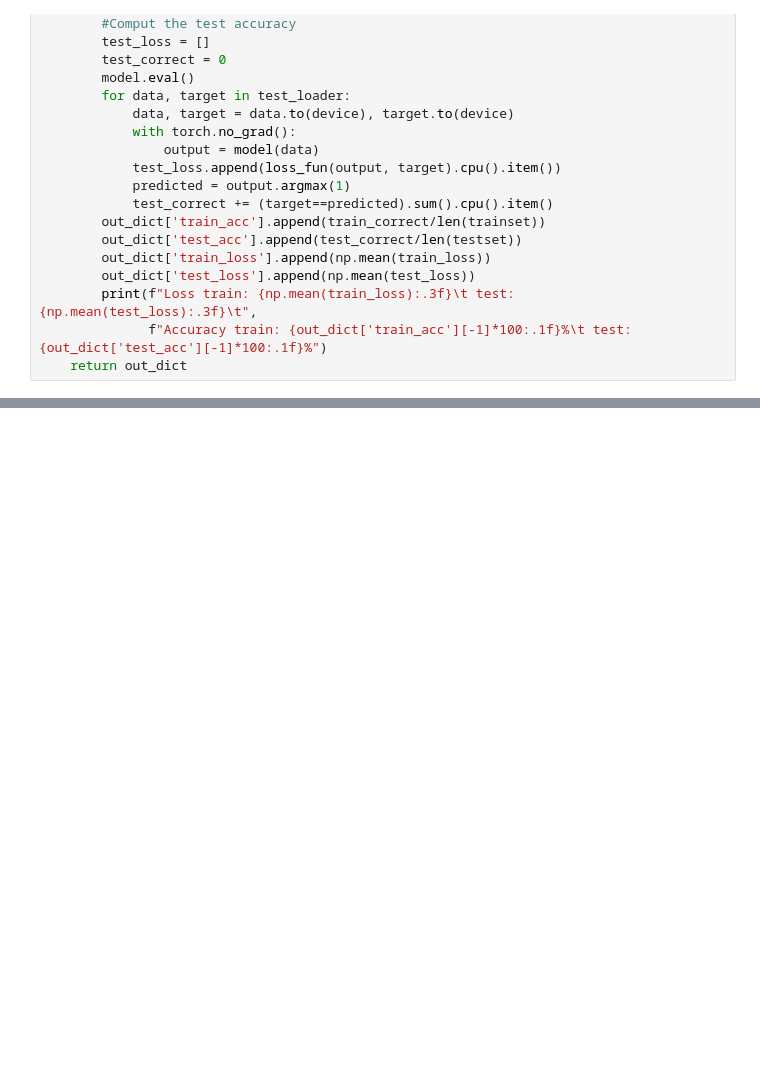
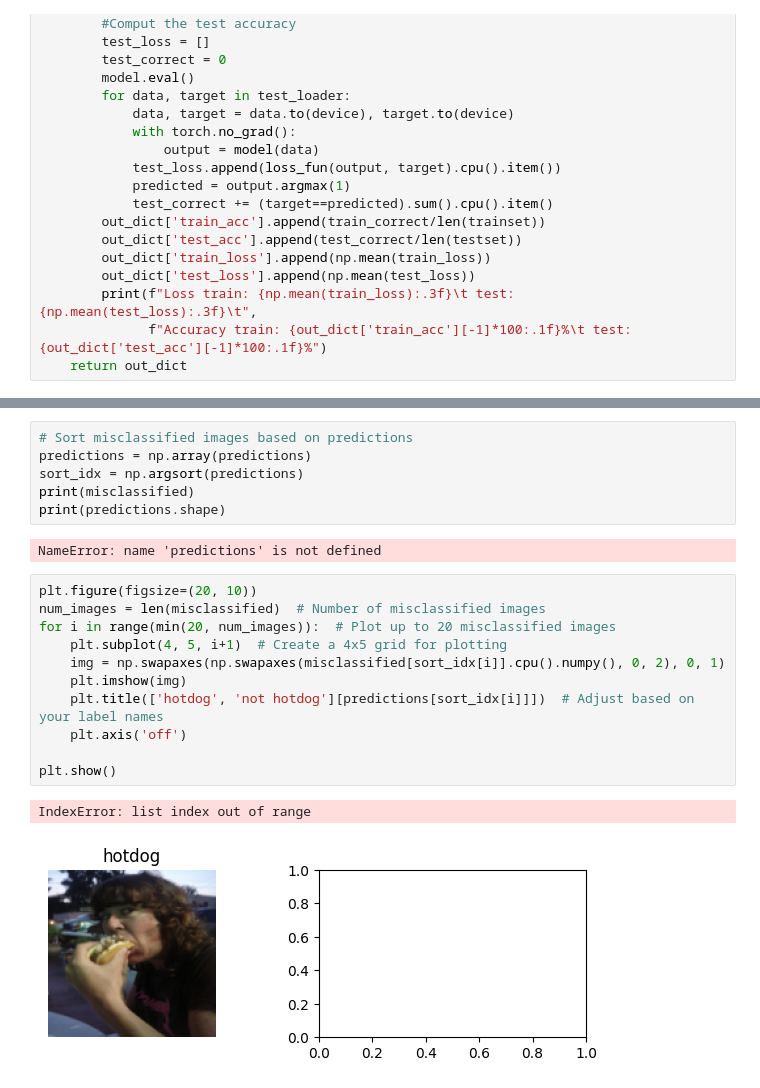
Before and after one commit to rjarvi/IDLCV_23_HotDog, a Jupyter notebook: Rasmus_test/IDLCV_Exercise_1_4_hotdog_Rasmus.ipynb, the cells around one changed output, grey strips where cells are left out. Cells and saved outputs as stored; diff of their text form; blank space fills up the shorter version.

```diff
--- a/Rasmus_test/IDLCV_Exercise_1_4_hotdog_Rasmus.ipynb
+++ b/Rasmus_test/IDLCV_Exercise_1_4_hotdog_Rasmus.ipynb
@@ -252,0 +364,22 @@ test accuracy:
+# %%
+# Sort misclassified images based on predictions
+predictions = np.array(predictions)
+sort_idx = np.argsort(predictions)
+print(misclassified)
+print(predictions.shape)
+# %% [output]
+NameError: name 'predictions' is not defined
+# %%
+plt.figure(figsize=(20, 10))
+num_images = len(misclassified)  # Number of misclassified images
+for i in range(min(20, num_images)):  # Plot up to 20 misclassified images
+    plt.subplot(4, 5, i+1)  # Create a 4x5 grid for plotting
+    img = np.swapaxes(np.swapaxes(misclassified[sort_idx[i]].cpu().numpy(), 0, 2), 0, 1)
+    plt.imshow(img)
+    plt.title(['hotdog', 'not hotdog'][predictions[sort_idx[i]]])  # Adjust based on your label names
+    plt.axis('off')
+
+plt.show()
+# %% [output]
+IndexError: list index out of range
+[figure, added]
```
Also changed, not shown: parts of 9 cells of this notebook, 2 other files.
